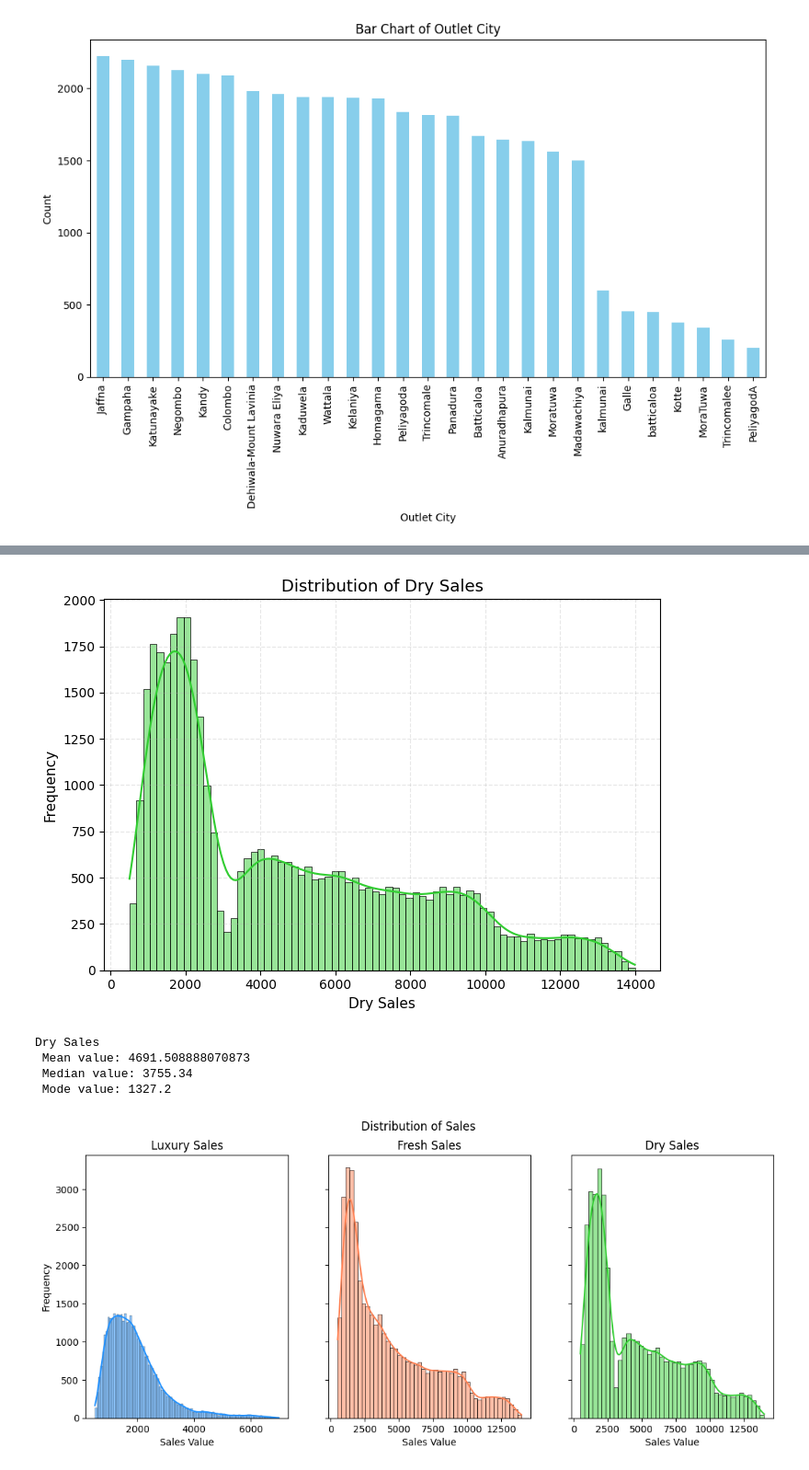
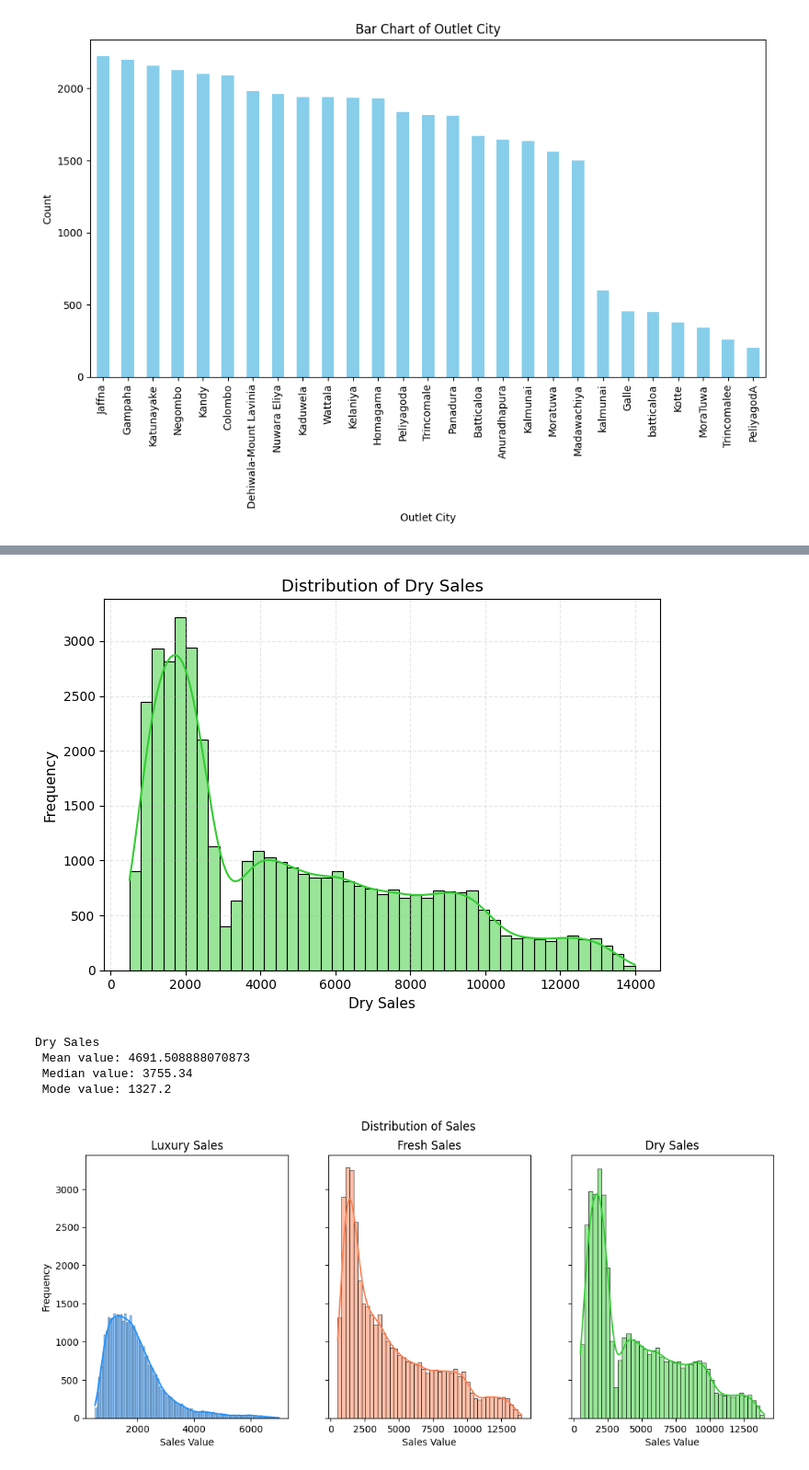
Before and after one commit to Krishnadayal/Data-Science-Project-Lifecycle, a Jupyter notebook: finalised_test.ipynb, the cells around one changed output, grey strips where cells are left out. Shown at 92% size. Saved outputs shown, nothing was run; the diff lists cells and outputs as text; code cells hidden in the pictures.

```diff
--- a/finalised_test.ipynb
+++ b/finalised_test.ipynb
@@ -337,17 +337,17 @@ Fresh Sales
  Mode value: 897.0
 # %%
 plt.figure(figsize = [7,5])
-sns.histplot(data = kj_test, bins = 75, x = "dry_sales", kde = True, color = "limegreen")
+sns.histplot(data = kj_test, bins = 45, x = "dry_sales", kde = True, color = "limegreen")
 plt.title("Distribution of Dry Sales", fontsize = 13)
 plt.xlabel("Dry Sales", fontsize = 11)
 plt.ylabel("Frequency", fontsize = 11)
 plt.grid(True, linestyle = '--', alpha =0.3)
 plt.tight_layout()
 plt.show()
 
 print(f"Dry Sales \n Mean value: {kj_test['dry_sales'].mean()} \n Median value: {kj_test['dry_sales'].median()} \n Mode value: {kj_test['dry_sales'].mode()[0]}")
 # %% [output]
-[figure, old version]
+[figure, new version]
 Dry Sales
  Mean value: 4691.508888070873
  Median value: 3755.34
```
Also changed, not shown: parts of 8 cells of this notebook.
